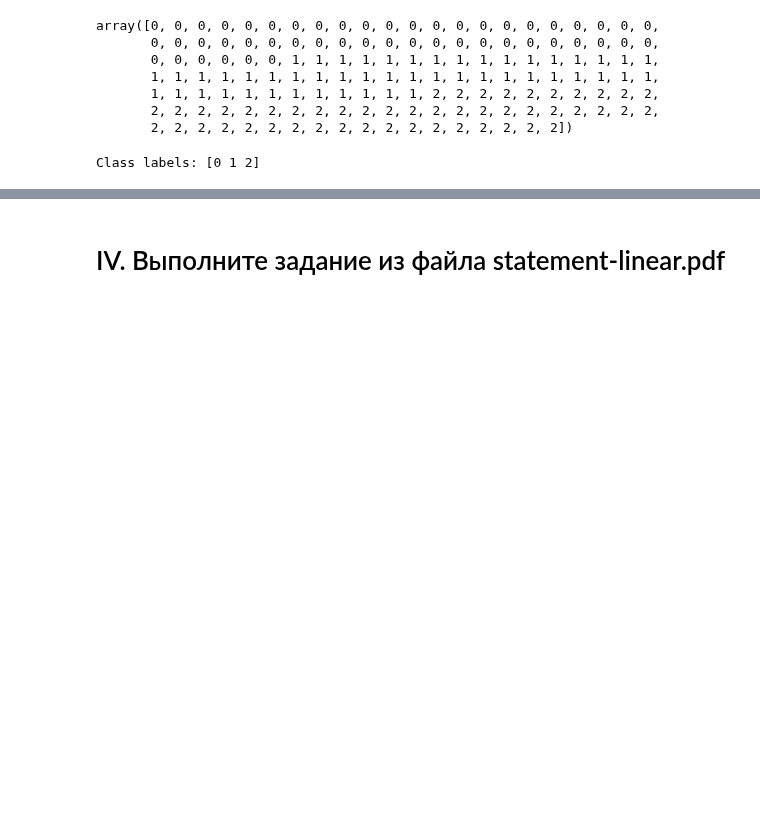
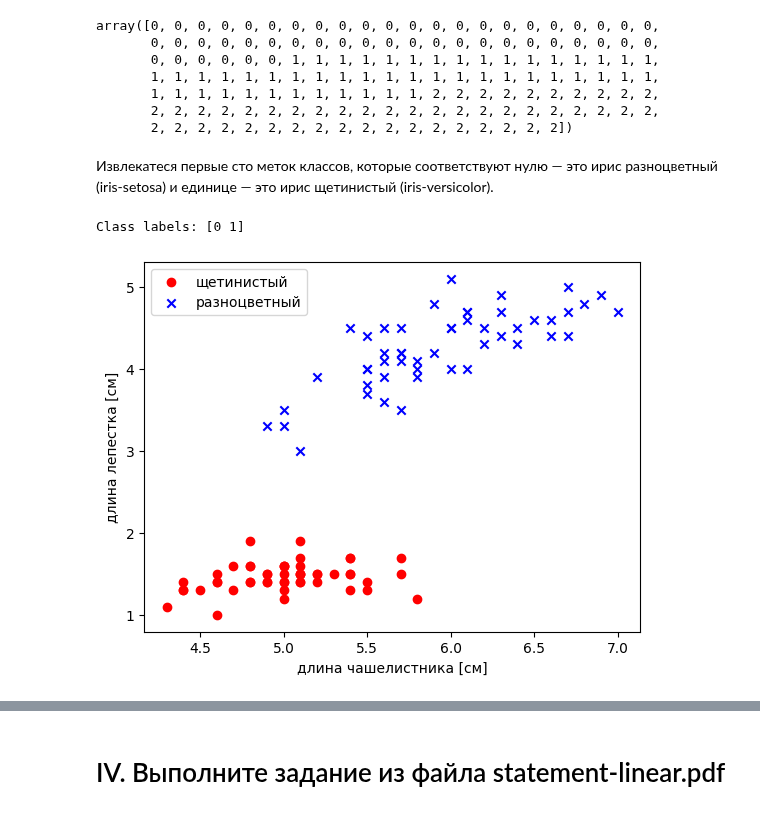
Before and after one commit to murpunk/Programming_2023, a Jupyter notebook: 03_04_23_perceptron.ipynb, the cells around one changed output, grey strips where cells are left out. Cells and saved outputs as stored; diff of their text form; code cells hidden in the pictures; blank space fills up the shorter version.

```diff
--- a/03_04_23_perceptron.ipynb
+++ b/03_04_23_perceptron.ipynb
@@ -178,6 +181,17 @@ class Perceptron(object):
+# %% [markdown]
+Извлекатеся первые сто меток классов, которые соответствуют нулю — это ирис разноцветный (iris-setosa) и единице — это ирис щетинистый (iris-versicolor).
 # %%
-X = iris.data[:, [2, 3]]
-y = iris.target
-print('Class labels:', np.unique(y))
+X = iris.data[:100, [0, 2]] # первый столбец представляет длину чашелистника, а третий столбец — длину лепестка
+y = iris.target[:100]
+print('Class labels:', np.unique(y)) # 0=Iris-Setosa, 1=Iris-Versicolor, 2=Iris-Virginica
 # %% [output]
-Class labels: [0 1 2]
+Class labels: [0 1]
+# %%
+plt.scatter(X[:50, 0], X[:50, 1], color = "red", marker="o", label= "щетинистый")
+plt.scatter(X[50:100, 0], X[50:100, 1], color = "blue", marker="x", label= "разноцветный")
+plt.xlabel("длина чашелистника [см]")
+plt.ylabel("длина лепестка [см]")
+plt.legend(loc = "upper left")
+plt.show()
+# %% [output]
+[figure, added]
```
Also changed, not shown: parts of 26 cells of this notebook.
